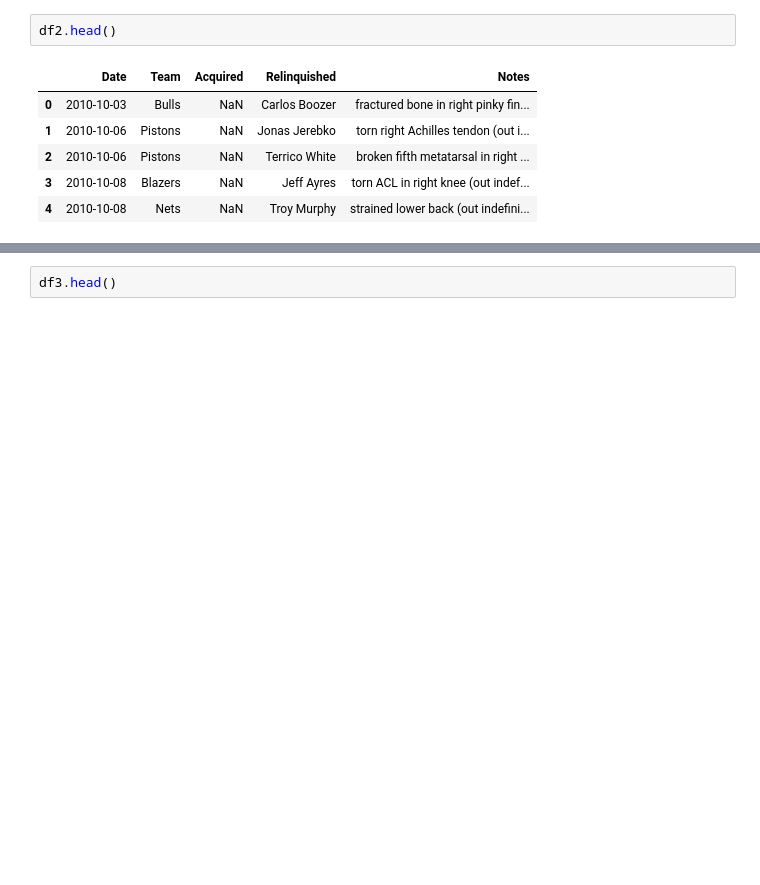
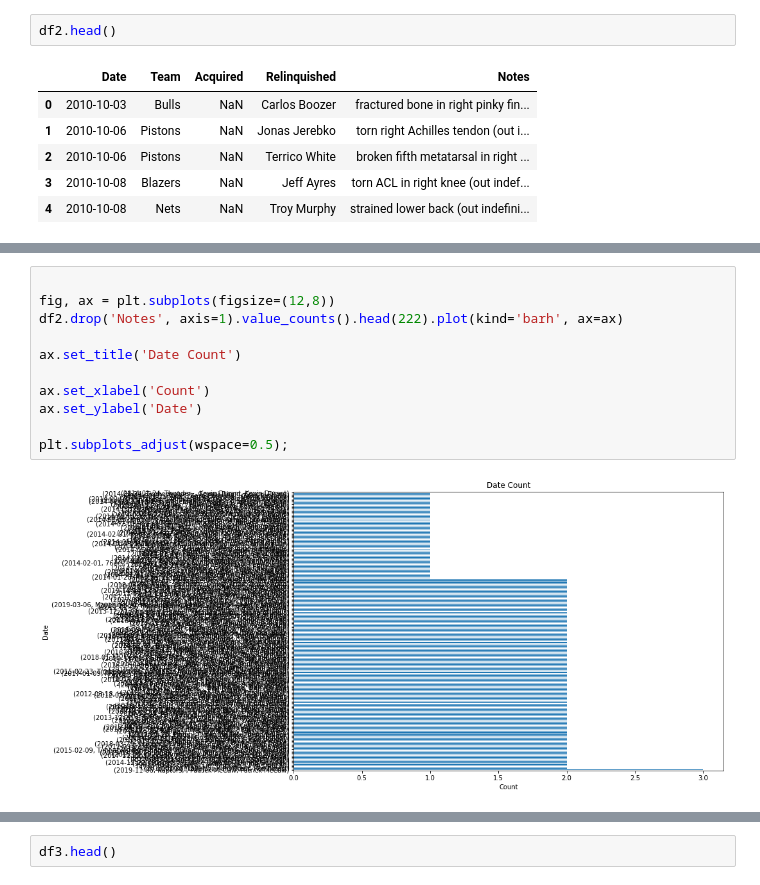
Before and after one commit to pauljacob/DSCapstone2, a Jupyter notebook: 02_Data_Wrangling/02_data_wrangling.ipynb, the cells around one changed output, grey strips where cells are left out. Cells and saved outputs as stored; diff of their text form; blank space fills up the shorter version.

```diff
--- a/02_Data_Wrangling/02_data_wrangling.ipynb
+++ b/02_Data_Wrangling/02_data_wrangling.ipynb
@@ -55,0 +301,13 @@ df2.head()
+# %%
+
+fig, ax = plt.subplots(figsize=(12,8))
+df2.drop('Notes', axis=1).value_counts().head(222).plot(kind='barh', ax=ax)
+
+ax.set_title('Date Count')
+
+ax.set_xlabel('Count')
+ax.set_ylabel('Date')
+
+plt.subplots_adjust(wspace=0.5);
+# %% [output]
+[figure, added]
```
Also changed, not shown: parts of 35 cells of this notebook.
